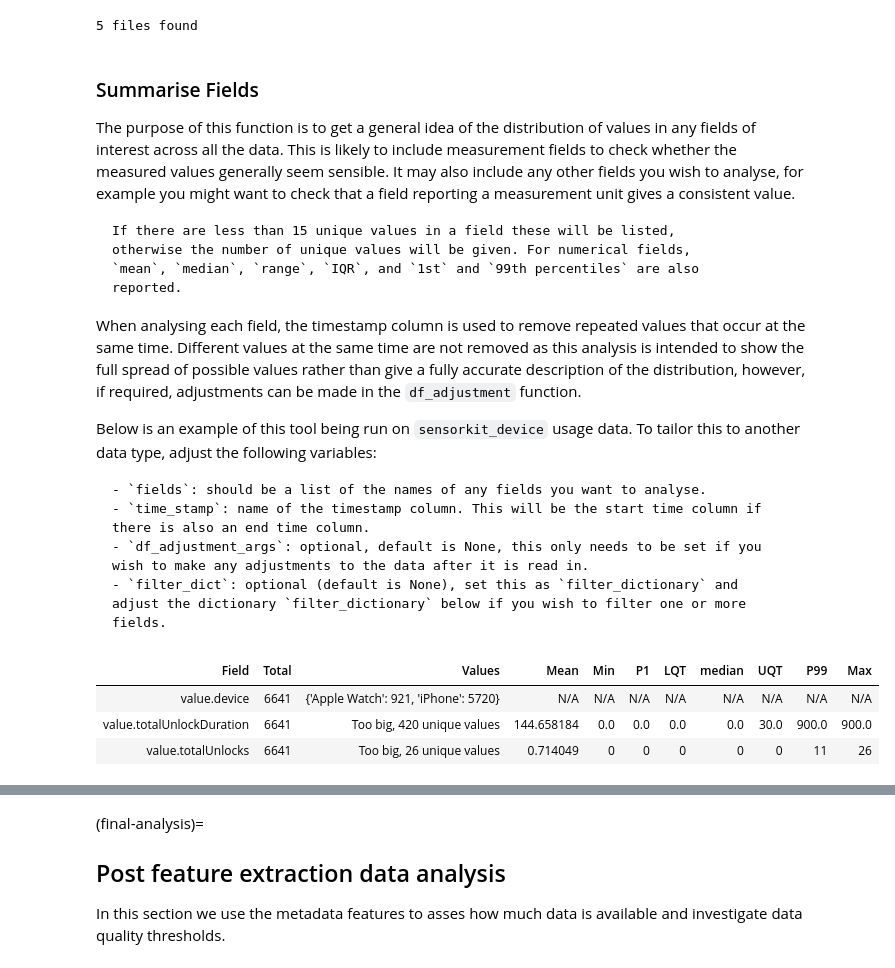
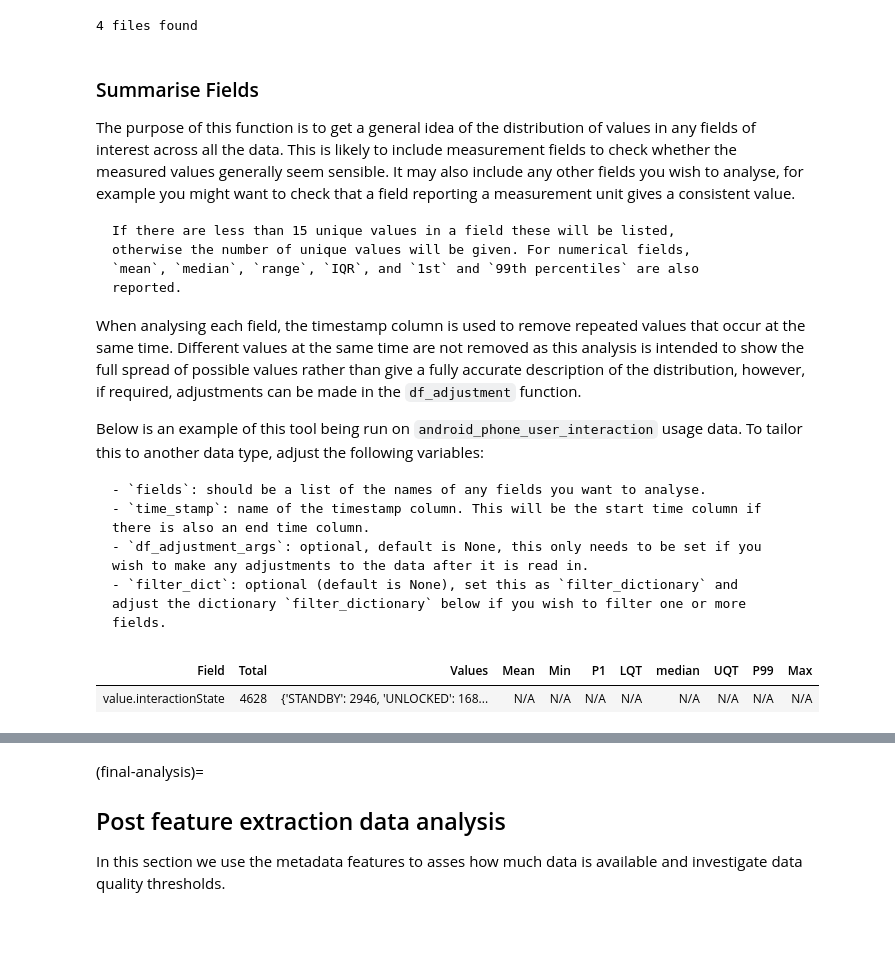
Before and after one commit to MentalHealthMission/data-book, a Jupyter notebook: content/general_template.ipynb, the cells around one changed output, grey strips where cells are left out. Saved outputs shown, nothing was run; the diff lists cells and outputs as text; code cells hidden in the pictures; blank space fills up the shorter version.

````diff
--- a/content/general_template.ipynb
+++ b/content/general_template.ipynb
@@ -93,9 +92,9 @@ folder_path = base_dir / "example_data"
 folder_path_str = str(folder_path) + "/"
 
 # Set input variables
-Folder_structure = 1  # This should be either 1 or 2 (see above)
+Folder_structure = 2  # This should be either 1 or 2 (see above)
 csv_name = (
-    "sensorkit_device_usage"  # The standard name for the csv that contains this data
+    "android_phone_user_interaction"  # The standard name for the csv that contains this data
 )
 site_list = ["test"]  # The names of the subfolders for each site
 input_folder = folder_path_str  # The folder that contains all the site subfolders
@@ -105,7 +104,7 @@ files_list = helper_funcs.get_file_paths(
     input_folder, csv_name, Folder_structure, site_list
 )
 # %% [output]
-5 files found
+4 files found
 # %% [markdown]
 ### Summarise Fields
 
@@ -120,7 +119,7 @@ reported.
 
 When analysing each field, the timestamp column is used to remove repeated values that occur at the same time. Different values at the same time are not removed as this analysis is intended to show the full spread of possible values rather than give a fully accurate description of the distribution, however, if required, adjustments can be made in the `df_adjustment` function.
 
-Below is an example of this tool being run on `sensorkit_device` usage data. To tailor this to another data type, adjust the following variables:
+Below is an example of this tool being run on `android_phone_user_interaction` usage data. To tailor this to another data type, adjust the following variables:
 
 ```{note} Variables
 - `fields`: should be a list of the names of any fields you want to analyse.
@@ -131,37 +130,33 @@ Below is an example of this tool being run on `sensorkit_device` usage data. To
 # %%
 # Edit this dictionary if you need to filter the data.
 filter_dictionary = {
     # If you wish to only keep datapoints with certain values on specific rows, edit this
     # dictionary and set filter_dict in the function below to filter_dictionary. The keys
     # here are the names of the columns you want to filter by, and the values are the list
     # of acceptable entries for that column.
     "col1": [1, 3, 5],
     "col2": ["A", "C"],
 }
 
 # Call Summarise_fields
 df = all_field_summaries.Summarise_fields(
     files_list=files_list,
     fields=[
-        "value.device",
-        "value.totalUnlockDuration",
-        "value.totalUnlocks",
+        'value.interactionState'
     ],  # The fields to be analysed.
     time_stamp="value.time",  # The name of the column that contains the timestamp.
     filter_dict=None,  # No fields need filtering so this has been left as None.
     df_adjustment_args=[None],  # No adjustments necessary for this data type.
 )
 
 # Display the results
 df = df.round(
     2
 )  # Rounds the numbers for ease of viewing, may need to be adjusted depending on data.
 html_table = df.to_html(index=False)
 styled_html = f"<div style='font-size:12px'>{html_table}</div>"
 display(HTML(styled_html))
 # %% [output]
 | Field | Total | Values | Mean | Min | P1 | LQT | median | UQT | P99 | Max |
-| value.device | 6641 | {'Apple Watch': 921, 'iPhone': 5720} | N/A | N/A | N/A | N/A | N/A | N/A | N/A | N/A |
-| value.totalUnlockDuration | 6641 | Too big, 420 unique values | 144.658184 | 0.0 | 0.0 | 0.0 | 0.0 | 30.0 | 900.0 | 900.0 |
-| value.totalUnlocks | 6641 | Too big, 26 unique values | 0.714049 | 0 | 0 | 0 | 0 | 0 | 11 | 26 |
+| value.interactionState | 4628 | {'STANDBY': 2946, 'UNLOCKED': 168... | N/A | N/A | N/A | N/A | N/A | N/A | N/A | N/A |
 # %% [markdown]
````
Also changed, not shown: parts of 11 cells of this notebook, 4 other files.
